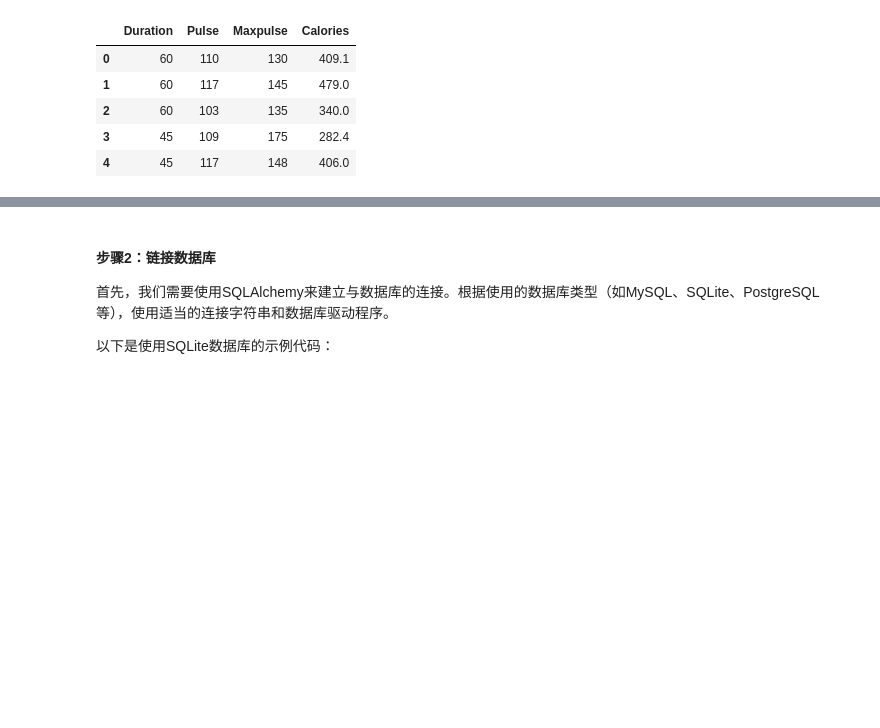
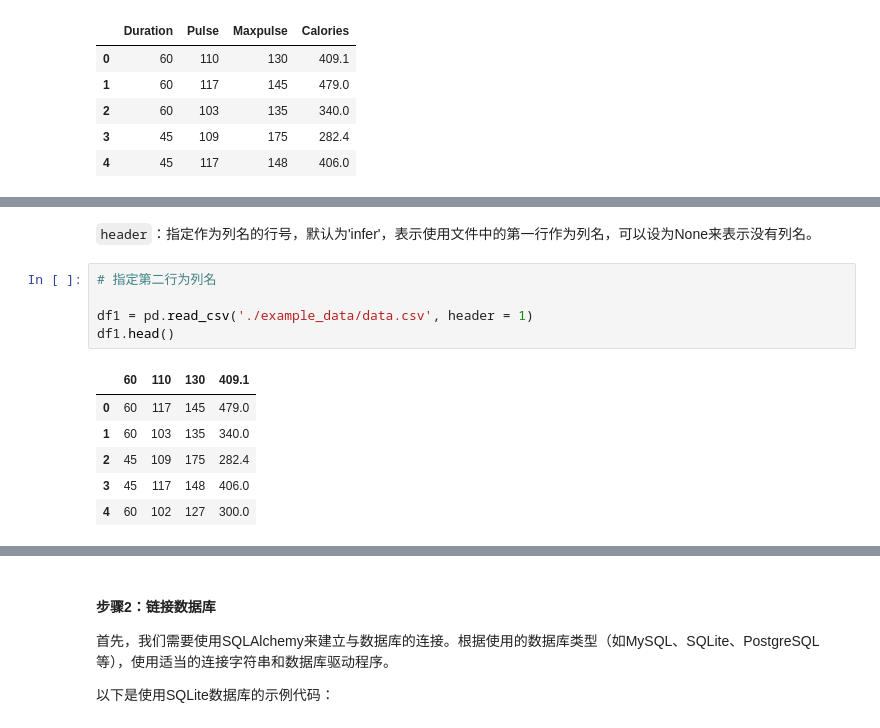
Before and after one commit to jackkkchen/python-book, a Jupyter notebook: 导入&导出数据.ipynb, the cells around one changed output, grey strips where cells are left out. Saved outputs shown, nothing was run; the diff lists cells and outputs as text; blank space fills up the shorter version.

```diff
--- a/导入&导出数据.ipynb
+++ b/导入&导出数据.ipynb
@@ -57,0 +173,14 @@ df.head()
+# %% [markdown]
+`header`：指定作为列名的行号，默认为'infer'，表示使用文件中的第一行作为列名，可以设为None来表示没有列名。
+# %%
+# 指定第二行为列名
+
+df1 = pd.read_csv('./example_data/data.csv', header = 1)
+df1.head()
+# %% [output]
+|  | 60 | 110 | 130 | 409.1 |
+| 0 | 60 | 117 | 145 | 479.0 |
+| 1 | 60 | 103 | 135 | 340.0 |
+| 2 | 45 | 109 | 175 | 282.4 |
+| 3 | 45 | 117 | 148 | 406.0 |
+| 4 | 60 | 102 | 127 | 300.0 |
```
Also changed, not shown: parts of 22 cells of this notebook, 12 other files.
